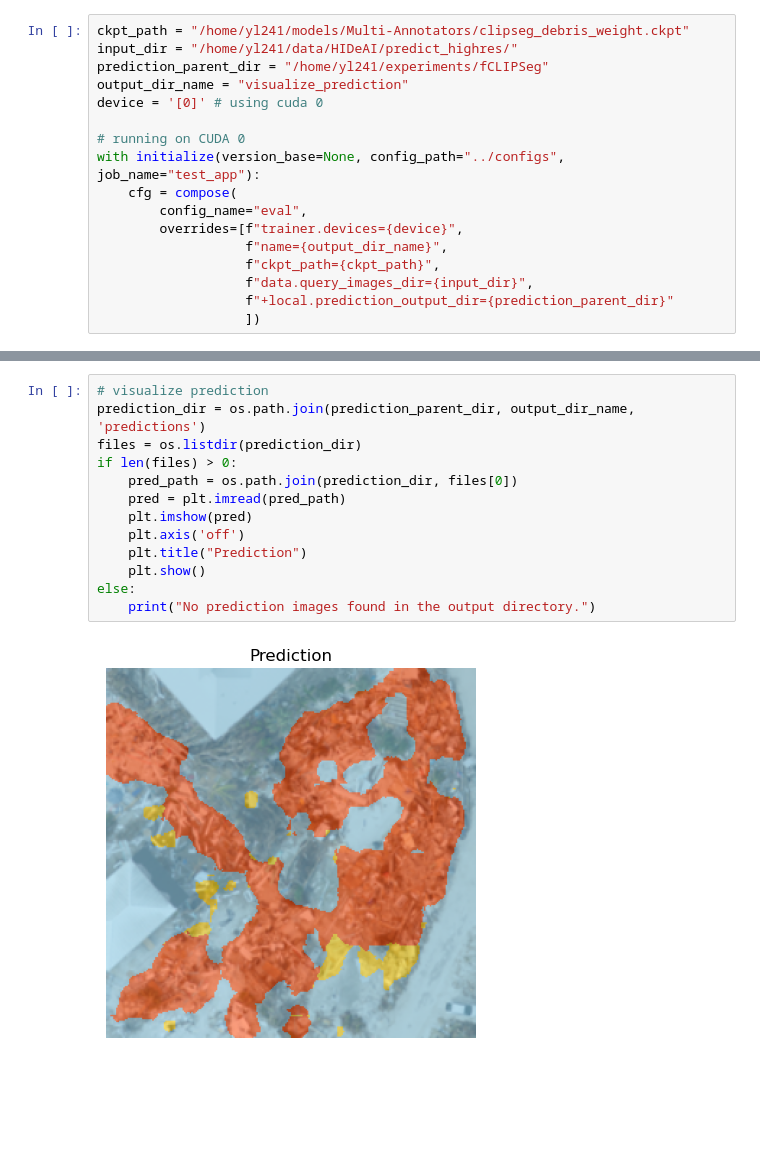
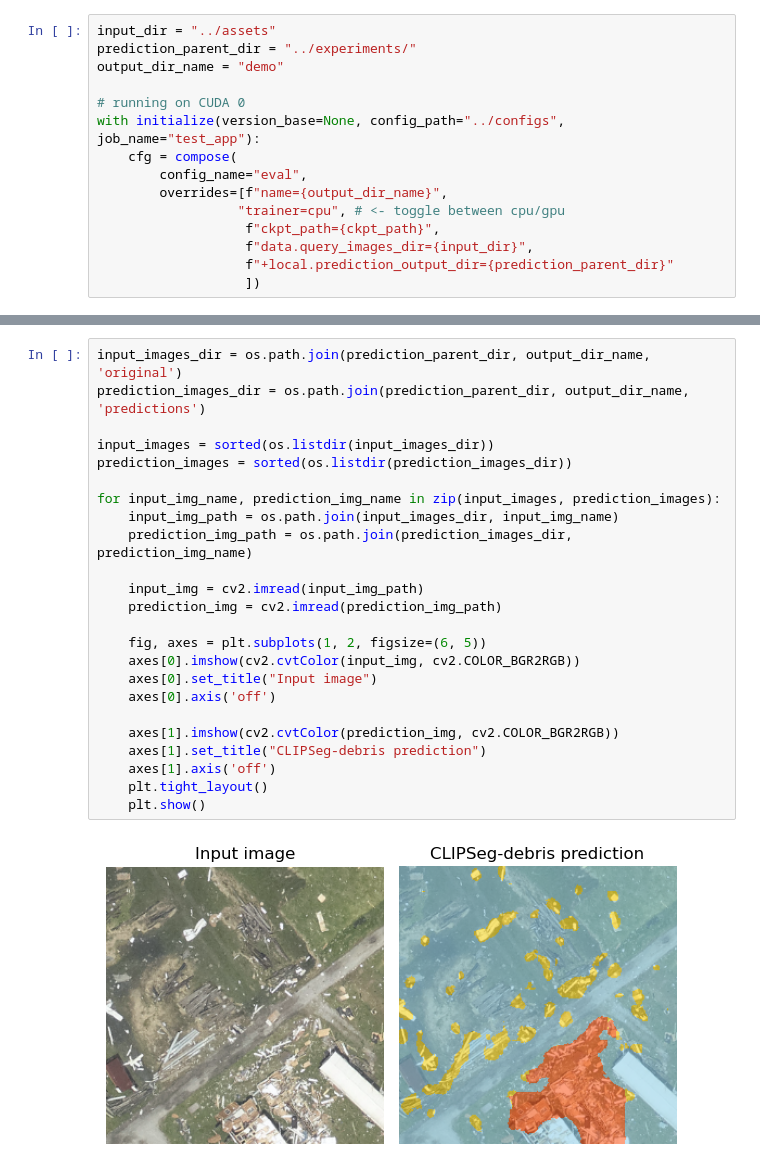
Before and after one commit to Way-Yuhao/CLIPSeg-debris, a Jupyter notebook: notebooks/DEMO 1 - Debris Prediction.ipynb, the cells around one changed output, grey strips where cells are left out. Saved outputs shown, nothing was run; the diff lists cells and outputs as text; blank space fills up the shorter version.

Commit message:
updated demo

```diff
--- a/notebooks/DEMO 1 - Debris Prediction.ipynb
+++ b/notebooks/DEMO 1 - Debris Prediction.ipynb
@@ -12,16 +31,14 @@ from src.eval import evaluate
 # %%
-ckpt_path = "/home/yl241/models/Multi-Annotators/clipseg_debris_weight.ckpt"
-input_dir = "/home/yl241/data/HIDeAI/predict_highres/"
-prediction_parent_dir = "/home/yl241/experiments/fCLIPSeg"
-output_dir_name = "visualize_prediction"
-device = '[0]' # using cuda 0
+input_dir = "../assets"
+prediction_parent_dir = "../experiments/"
+output_dir_name = "demo"
 
 # running on CUDA 0
 with initialize(version_base=None, config_path="../configs", job_name="test_app"):
     cfg = compose(
         config_name="eval",
-        overrides=[f"trainer.devices={device}",
-                   f"name={output_dir_name}",
+        overrides=[f"name={output_dir_name}",
+                  "trainer=cpu", # <- toggle between cpu/gpu
                    f"ckpt_path={ckpt_path}",
                    f"data.query_images_dir={input_dir}",
                    f"+local.prediction_output_dir={prediction_parent_dir}"
@@ -57,15 +56,26 @@ Predicting: |
 # %%
-# visualize prediction
-prediction_dir = os.path.join(prediction_parent_dir, output_dir_name, 'predictions')
-files = os.listdir(prediction_dir)
-if len(files) > 0:
-    pred_path = os.path.join(prediction_dir, files[0])
-    pred = plt.imread(pred_path)
-    plt.imshow(pred)
-    plt.axis('off')
-    plt.title("Prediction")
+input_images_dir = os.path.join(prediction_parent_dir, output_dir_name, 'original')
+prediction_images_dir = os.path.join(prediction_parent_dir, output_dir_name, 'predictions')
+
+input_images = sorted(os.listdir(input_images_dir))
+prediction_images = sorted(os.listdir(prediction_images_dir))
+
+for input_img_name, prediction_img_name in zip(input_images, prediction_images):
+    input_img_path = os.path.join(input_images_dir, input_img_name)
+    prediction_img_path = os.path.join(prediction_images_dir, prediction_img_name)
+
+    input_img = cv2.imread(input_img_path)
+    prediction_img = cv2.imread(prediction_img_path)
+
+    fig, axes = plt.subplots(1, 2, figsize=(6, 5))
+    axes[0].imshow(cv2.cvtColor(input_img, cv2.COLOR_BGR2RGB))
+    axes[0].set_title("Input image")
+    axes[0].axis('off')
+
+    axes[1].imshow(cv2.cvtColor(prediction_img, cv2.COLOR_BGR2RGB))
+    axes[1].set_title("CLIPSeg-debris prediction")
+    axes[1].axis('off')
+    plt.tight_layout()
     plt.show()
-else:
-    print("No prediction images found in the output directory.")
 # %% [output]
-[figure, old version]
+[figure, new version]
```
Also changed, not shown: parts of 8 cells of this notebook.
